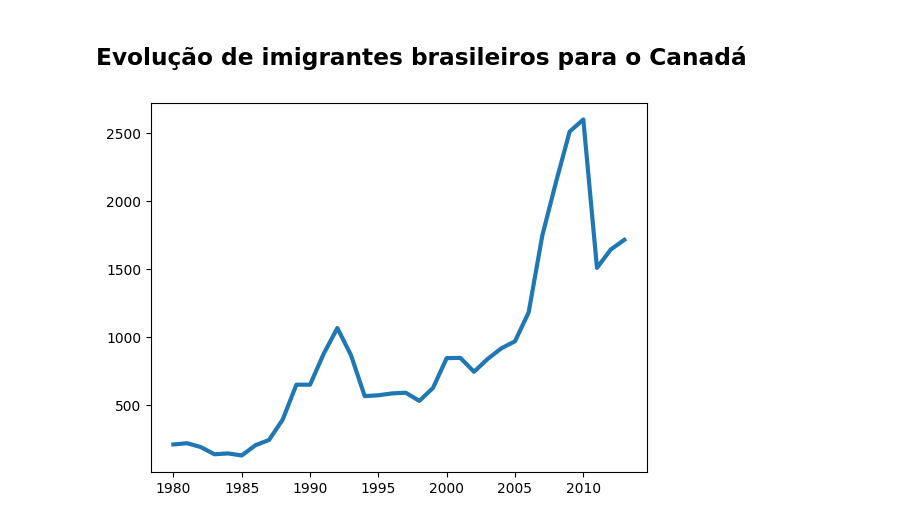
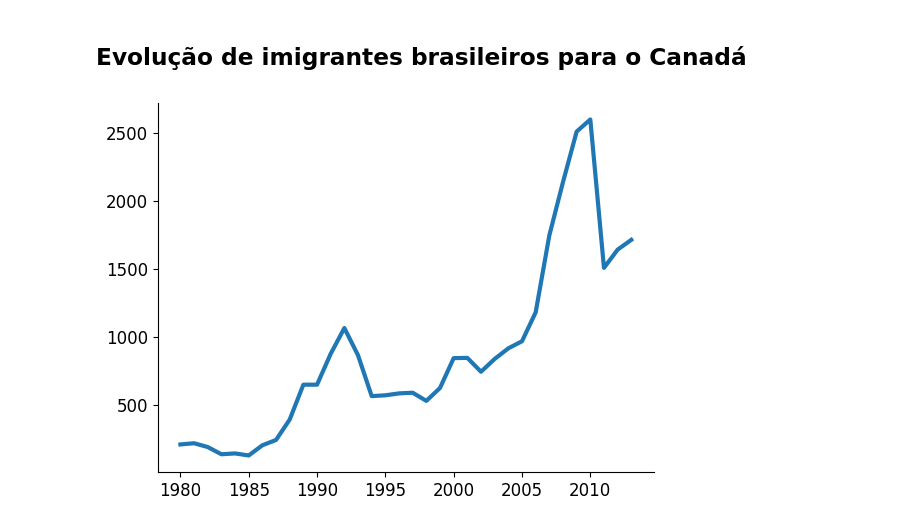
Before and after one commit to rocarva/imigrantes-on-canada, a Jupyter notebook: analise_de_imigrantes_brasileiros.ipynb, the cells around one changed output. Saved outputs shown, nothing was run; the diff lists cells and outputs as text; code cells hidden in the pictures.

```diff
--- a/analise_de_imigrantes_brasileiros.ipynb
+++ b/analise_de_imigrantes_brasileiros.ipynb
@@ -84,8 +84,12 @@ import matplotlib.pyplot as plt
 # %%
 fig, ax = plt.subplots()
 ax.plot(dados_brasil['ano'], dados_brasil['imigrantes'], lw=3)
 ax.xaxis.set_major_locator(plt.MultipleLocator(5))
+ax.yaxis.set_tick_params(labelsize=12)
+ax.xaxis.set_tick_params(labelsize=12)
+ax.spines['top'].set_visible(False)
+ax.spines['right'].set_visible(False)
 
 plt.show()
 # %% [output]
-[figure, old version]
+[figure, new version]
```
